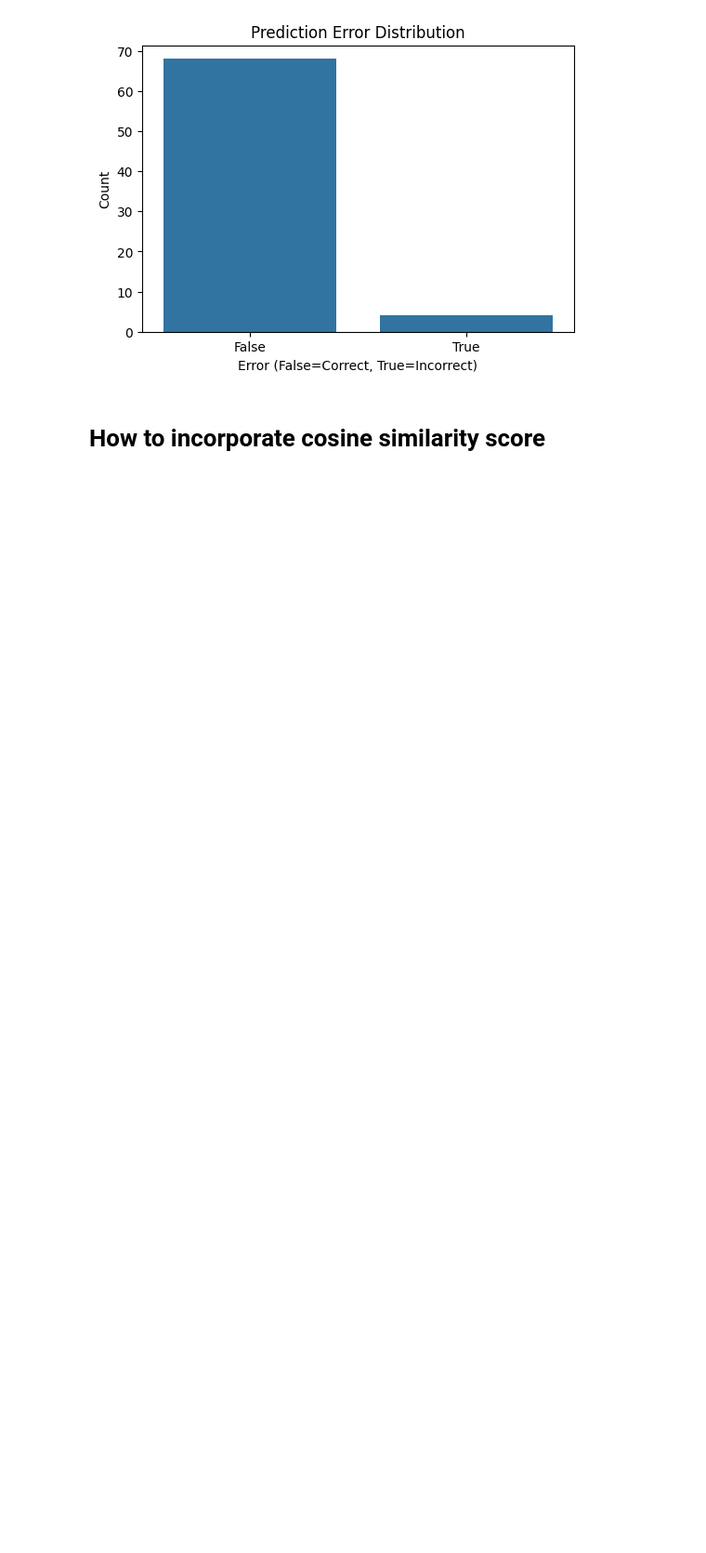
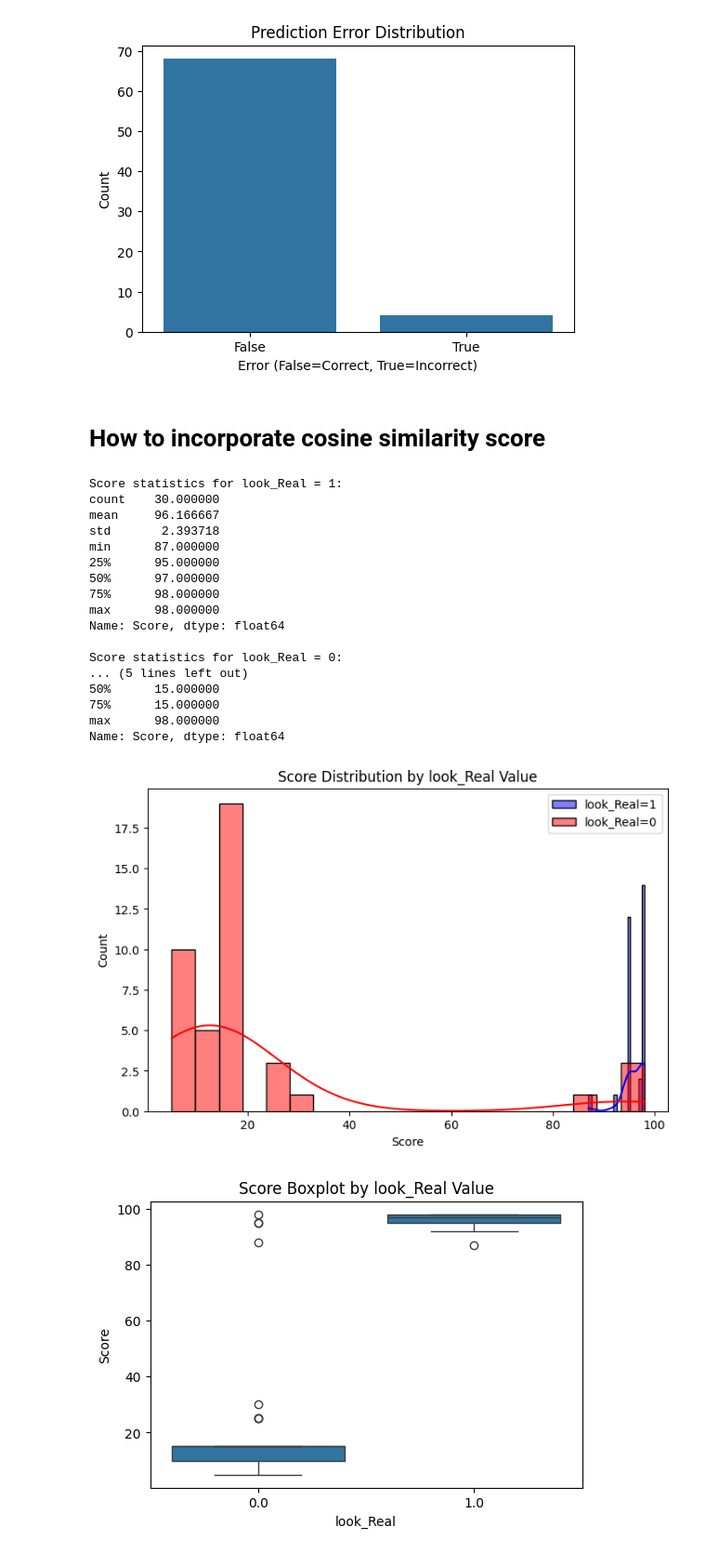
Before and after one commit to Hasebul/DeEscalWild-Benchmark-Farmework, a Jupyter notebook: code/conversatoin_evaluation/role_player_evaluation/evluation_role.ipynb, the cells around one changed output. Shown at 93% size. Saved outputs shown, nothing was run; the diff lists cells and outputs as text; code cells hidden in the pictures; blank space fills up the shorter version.

Commit message:
finish role playing evaluaiton code

```diff
--- a/code/conversatoin_evaluation/role_player_evaluation/evluation_role.ipynb
+++ b/code/conversatoin_evaluation/role_player_evaluation/evluation_role.ipynb
@@ -304,3 +304,61 @@ weighted avg       0.95      0.94      0.94        72
 [figure]
 # %% [markdown]
 # How to incorporate cosine similarity score
+# %%
+# Score Distribution Analysis for look_Real = 1 and look_Real = 0
+import matplotlib.pyplot as plt
+import seaborn as sns
+import pandas as pd
+
+# Load the dataframe if not already loaded
+df_output = pd.read_csv("../../../data/evaluation_role_output.csv")
+
+# Ensure Score is numeric
+df_output['Score'] = pd.to_numeric(df_output['Score'], errors='coerce')
+
+# Summary statistics for each group
+stats_1 = df_output[df_output['look_Real'] == 1]['Score'].describe()
+stats_0 = df_output[df_output['look_Real'] == 0]['Score'].describe()
+
+print('Score statistics for look_Real = 1:')
+print(stats_1)
+print('\nScore statistics for look_Real = 0:')
+print(stats_0)
+
+# Distribution plots
+plt.figure(figsize=(8,5))
+sns.histplot(df_output[df_output['look_Real'] == 1]['Score'], color='blue', label='look_Real=1', kde=True, bins=20)
+sns.histplot(df_output[df_output['look_Real'] == 0]['Score'], color='red', label='look_Real=0', kde=True, bins=20)
+plt.legend()
+plt.title('Score Distribution by look_Real Value')
+plt.xlabel('Score')
+plt.ylabel('Count')
+plt.show()
+
+# Boxplot for visual comparison
+plt.figure(figsize=(6,4))
+sns.boxplot(x='look_Real', y='Score', data=df_output)
+plt.title('Score Boxplot by look_Real Value')
+plt.xlabel('look_Real')
+plt.ylabel('Score')
+plt.show()
+# %% [output]
+Score statistics for look_Real = 1:
+count    30.000000
+mean     96.166667
+std       2.393718
+min      87.000000
+25%      95.000000
+50%      97.000000
+75%      98.000000
+max      98.000000
+Name: Score, dtype: float64
+
+Score statistics for look_Real = 0:
+... (5 lines left out)
+50%      15.000000
+75%      15.000000
+max      98.000000
+Name: Score, dtype: float64
+[figure, added]
+[figure, added]
```
Also changed, not shown: parts of 2 cells of this notebook, 2 other files.
